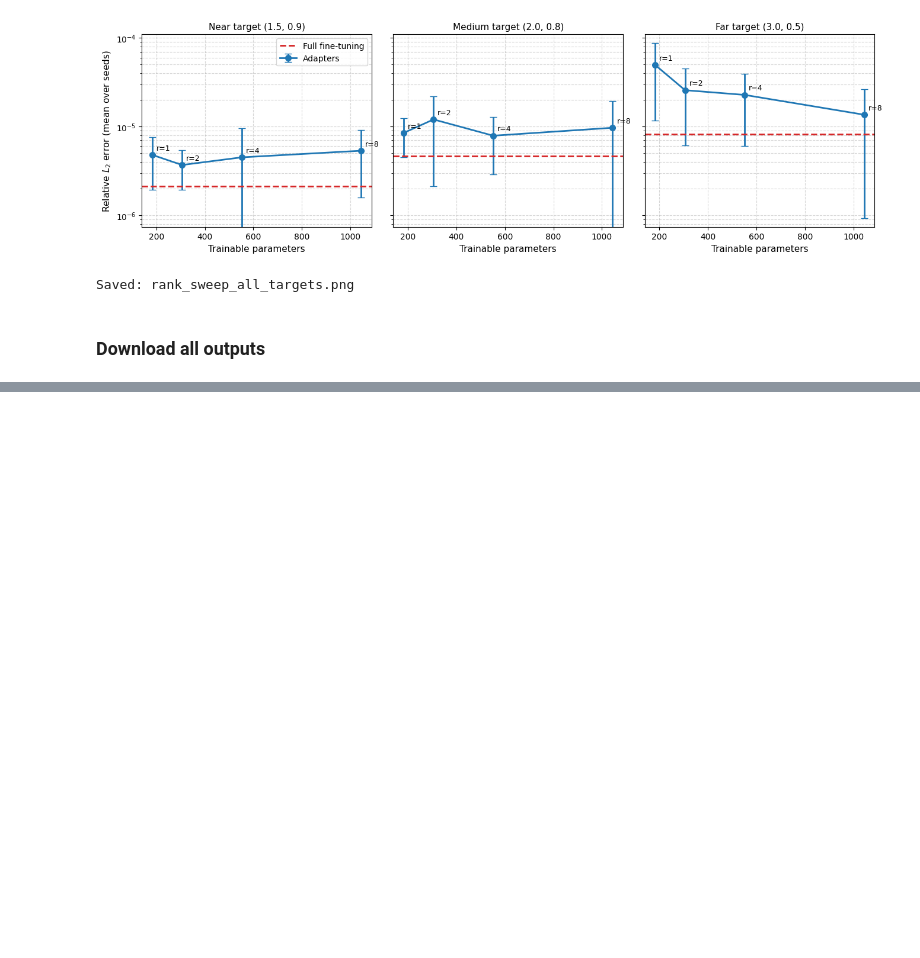
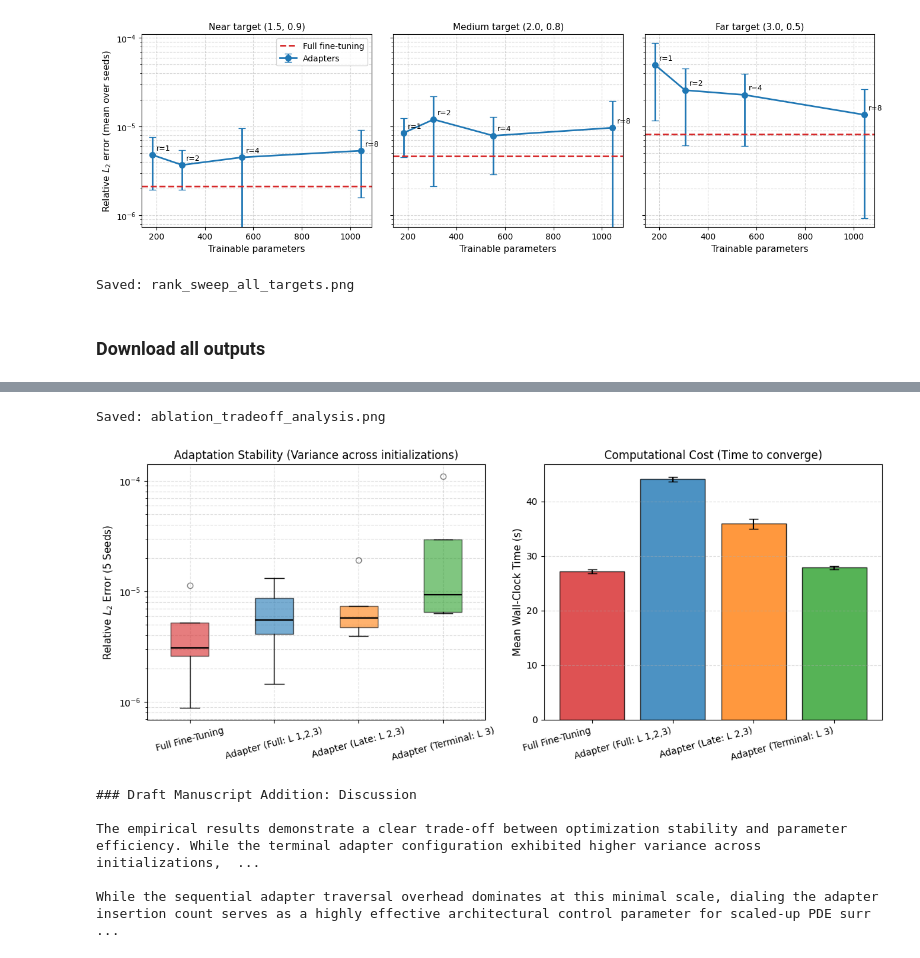
Before and after one commit to DanielTechnionME/ML-final-project, a Jupyter notebook: HX_PET_PINN_adaptation_mod.ipynb, the cells around one changed output, grey strips where cells are left out. Drawn from its saved outputs; the diff is of its cells as text; code cells hidden in the pictures; blank space fills up the shorter version.

Commit message:
ablation

```diff
--- a/HX_PET_PINN_adaptation_mod.ipynb
+++ b/HX_PET_PINN_adaptation_mod.ipynb
@@ -917,0 +1815,75 @@ Error:
+# %%
+# ============================================================================
+# PART 5 — Trade-Off Visualization & Manuscript Conclusion
+# ============================================================================
+import matplotlib.pyplot as plt
+import numpy as np
+
+def generate_tradeoff_visuals(df, summary_df):
+    """
+    Generates a side-by-side comparison of Stability (Box Plot) vs.
+    Computational Cost (Bar Chart) to support the "control parameter" narrative.
+    """
+    strategies = summary_df['Strategy'].tolist()
+    colors = ["#d62728", "#1f77b4", "#ff7f0e", "#2ca02c"]
+
+    fig, (ax1, ax2) = plt.subplots(1, 2, figsize=(12, 5))
+
+    # --- Chart 1: Stability (Box Plot of L2 Errors on Log Scale) ---
+    error_data = [df[df['Strategy'] == s]['Rel_L2'].values for s in strategies]
+
+    bplot = ax1.boxplot(error_data, patch_artist=True, labels=strategies,
+                        boxprops=dict(facecolor='white', color='black'),
+                        medianprops=dict(color='black', linewidth=1.5),
+                        flierprops=dict(marker='o', color='red', alpha=0.5))
+
+    for patch, color in zip(bplot['boxes'], colors):
+        patch.set_facecolor(color)
+        patch.set_alpha(0.6)
+
+    ax1.set_yscale("log")
+    ax1.set_ylabel("Relative $L_2$ Error (5 Seeds)", fontsize=11)
+    ax1.set_title("Adaptation Stability (Variance across initializations)", fontsize=12)
+    ax1.tick_params(axis='x', rotation=15)
+    ax1.grid(True, which="both", ls="--", alpha=0.4)
+
+    # --- Chart 2: Cost (Bar Chart of Wall-Clock Time) ---
+    times = summary_df['Wall_Mean'].values
+    time_err = summary_df['Wall_Std'].values
+    x_pos = np.arange(len(strategies))
+
+    ax2.bar(x_pos, times, yerr=time_err, capsize=5, color=colors, alpha=0.8, edgecolor='black')
+    ax2.set_xticks(x_pos)
+    ax2.set_xticklabels(strategies, rotation=15, ha="right")
+    ax2.set_ylabel("Mean Wall-Clock Time (s)", fontsize=11)
+    ax2.set_title("Computational Cost (Time to converge)", fontsize=12)
+    ax2.grid(True, axis='y', ls="--", alpha=0.4)
+
+    fig.tight_layout()
+    plt.savefig("ablation_tradeoff_analysis.png", dpi=300)
+    print("\nSaved: ablation_tradeoff_analysis.png\n")
+    plt.show()
+
+# Run the visualization using the dataframes from Part 4
+generate_tradeoff_visuals(ablation_df, ablation_summary)
+
+# ============================================================================
+# MANUSCRIPT SNIPPET EXPORT
+# ============================================================================
+manuscript_text = """
+### Draft Manuscript Addition: Discussion
+
+The empirical results demonstrate a clear trade-off between optimization stability and parameter efficiency. While the terminal adapter configuration exhibited higher variance across initializations, it significantly decoupled the adaptation cost from the network's total depth.
+
+While the sequential adapter traversal overhead dominates at this minimal scale, dialing the adapter insertion count serves as a highly effective architectural control parameter for scaled-up PDE surrogates. This allows engineers to systematically balance rigorous approximation accuracy against strict real-time execution limits, an essential compromise for deploying physics-informed edge computing in dynamic control systems.
+"""
+
+print(manuscript_text)
+# %% [output]
+Saved: ablation_tradeoff_analysis.png
+[figure, added]
+### Draft Manuscript Addition: Discussion
+
+The empirical results demonstrate a clear trade-off between optimization stability and parameter efficiency. While the terminal adapter configuration exhibited higher variance across initializations,  ...
+
+While the sequential adapter traversal overhead dominates at this minimal scale, dialing the adapter insertion count serves as a highly effective architectural control parameter for scaled-up PDE surr ...
```
Also changed, not shown: parts of 14 cells of this notebook.
